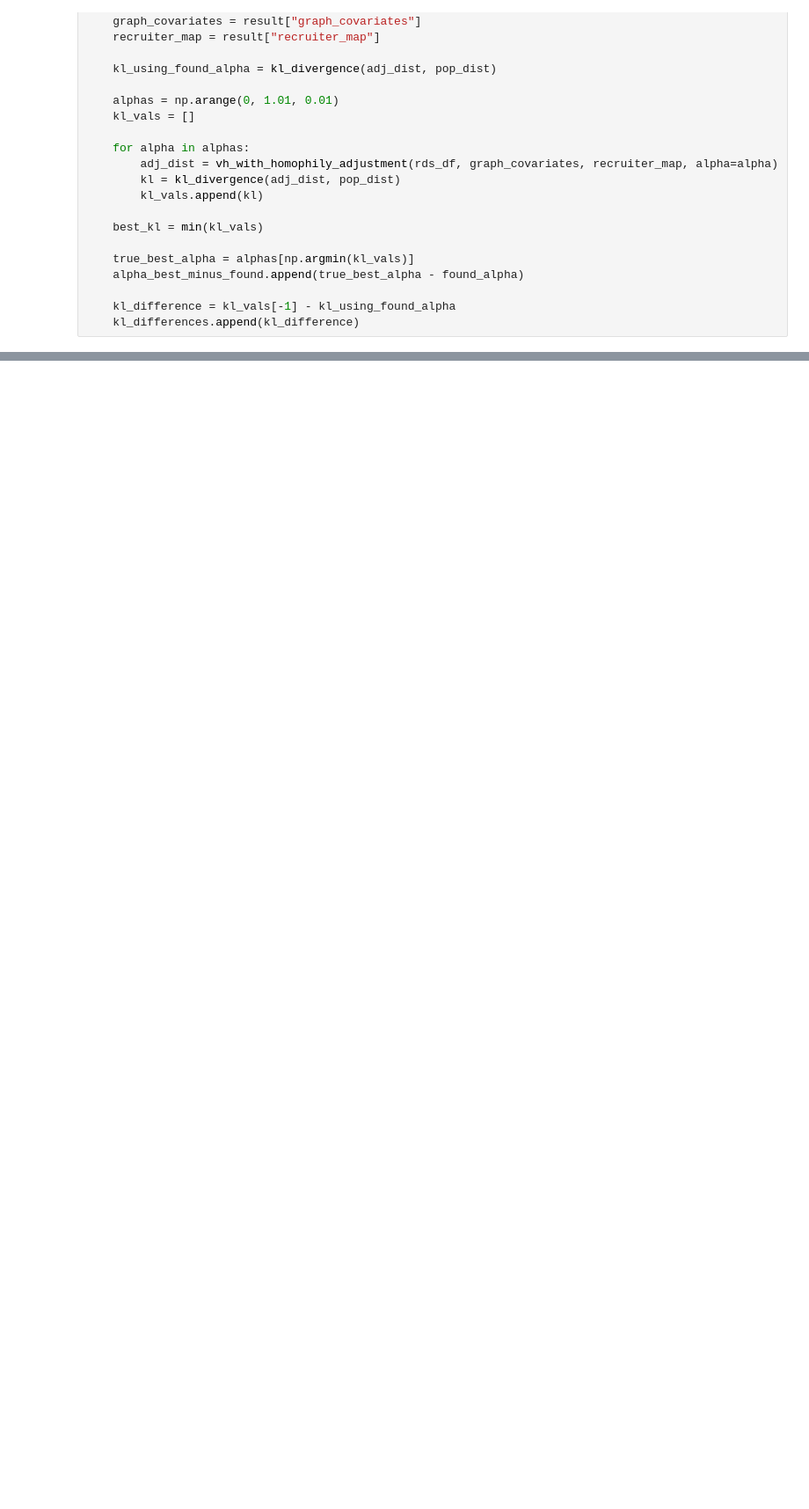
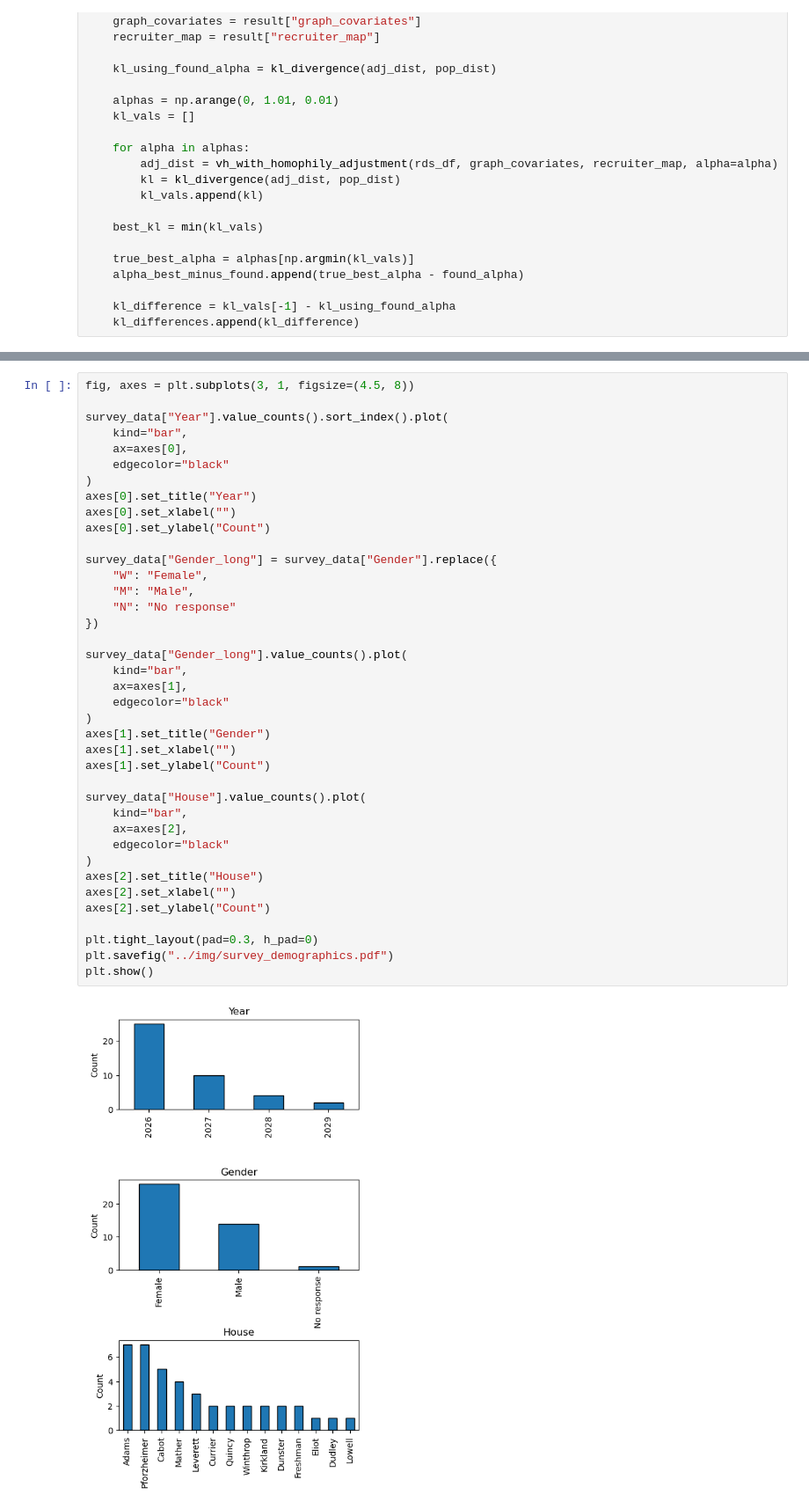
Before and after one commit to justinyli/unbiasing-social-networks, a Jupyter notebook: code/experiments copy.ipynb, the cells around one changed output, grey strips where cells are left out. Shown at 88% size. Drawn from its saved outputs; the diff is of its cells as text; blank space fills up the shorter version.

```diff
--- a/code/experiments copy.ipynb
+++ b/code/experiments copy.ipynb
@@ -463,0 +506,41 @@ AttributeError: module 'matplotlib.pyplot' has no attribute 'kdeplot'
+# %%
+fig, axes = plt.subplots(3, 1, figsize=(4.5, 8))
+
+survey_data["Year"].value_counts().sort_index().plot(
+    kind="bar",
+    ax=axes[0],
+    edgecolor="black"
+)
+axes[0].set_title("Year")
+axes[0].set_xlabel("")
+axes[0].set_ylabel("Count")
+
+survey_data["Gender_long"] = survey_data["Gender"].replace({
+    "W": "Female",
+    "M": "Male",
+    "N": "No response"
+})
+
+survey_data["Gender_long"].value_counts().plot(
+    kind="bar",
+    ax=axes[1],
+    edgecolor="black"
+)
+axes[1].set_title("Gender")
+axes[1].set_xlabel("")
+axes[1].set_ylabel("Count")
+
+survey_data["House"].value_counts().plot(
+    kind="bar",
+    ax=axes[2],
+    edgecolor="black"
+)
+axes[2].set_title("House")
+axes[2].set_xlabel("")
+axes[2].set_ylabel("Count")
+
+plt.tight_layout(pad=0.3, h_pad=0)
+plt.savefig("../img/survey_demographics.pdf")
+plt.show()
+# %% [output]
+[figure, added]
```
Also changed, not shown: parts of 9 cells of this notebook.
